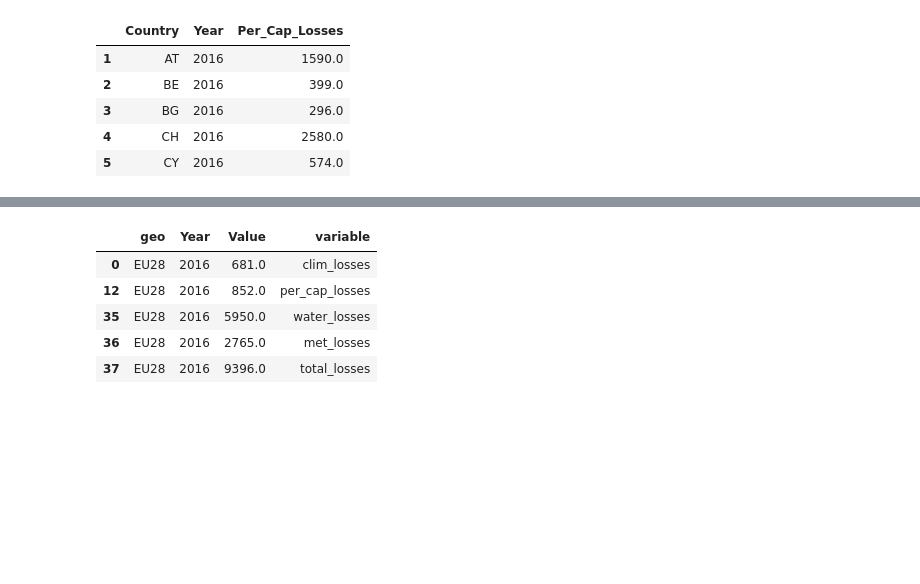
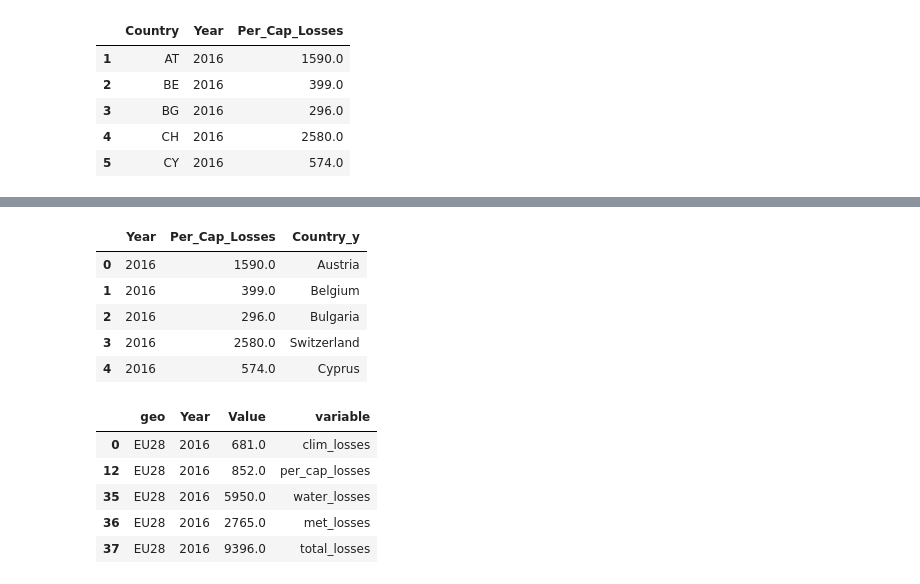
Before and after one commit to count/hackathons, a Jupyter notebook: Climate Hackathon/Workshop/Import_Clean_Transform.ipynb, the cells around one changed output, grey strips where cells are left out. Saved outputs shown, nothing was run; the diff lists cells and outputs as text; code cells hidden in the pictures; blank space fills up the shorter version.

```diff
--- a/Climate Hackathon/Workshop/1. Import_Clean_Transform.ipynb
+++ b/Climate Hackathon/Workshop/Import_Clean_Transform.ipynb
@@ -188,3 +188,6 @@ country.head()
 | 3 | BG | 2016 | 296.0 |
 | 4 | CH | 2016 | 2580.0 |
 | 5 | CY | 2016 | 574.0 |
+# %%
+#To make this more meaningful, we can add the country stuff back in
+c_codes = pd.read_csv(os.path.join(file_dir,'eurostat_dicts','CountryCodes.csv'))
@@ -190,0 +203,11 @@ country.head()
+# %%
+country = country.merge(c_codes,left_on = 'Country',right_on = 'Code',how = 'left').drop(['Code','Country_x'],axis =1)
+# %%
+country.head()
+# %% [output]
+|  | Year | Per_Cap_Losses | Country_y |
+| 0 | 2016 | 1590.0 | Austria |
+| 1 | 2016 | 399.0 | Belgium |
+| 2 | 2016 | 296.0 | Bulgaria |
+| 3 | 2016 | 2580.0 | Switzerland |
+| 4 | 2016 | 574.0 | Cyprus |
```
Also changed, not shown: parts of 6 cells of this notebook, 2 other files.
